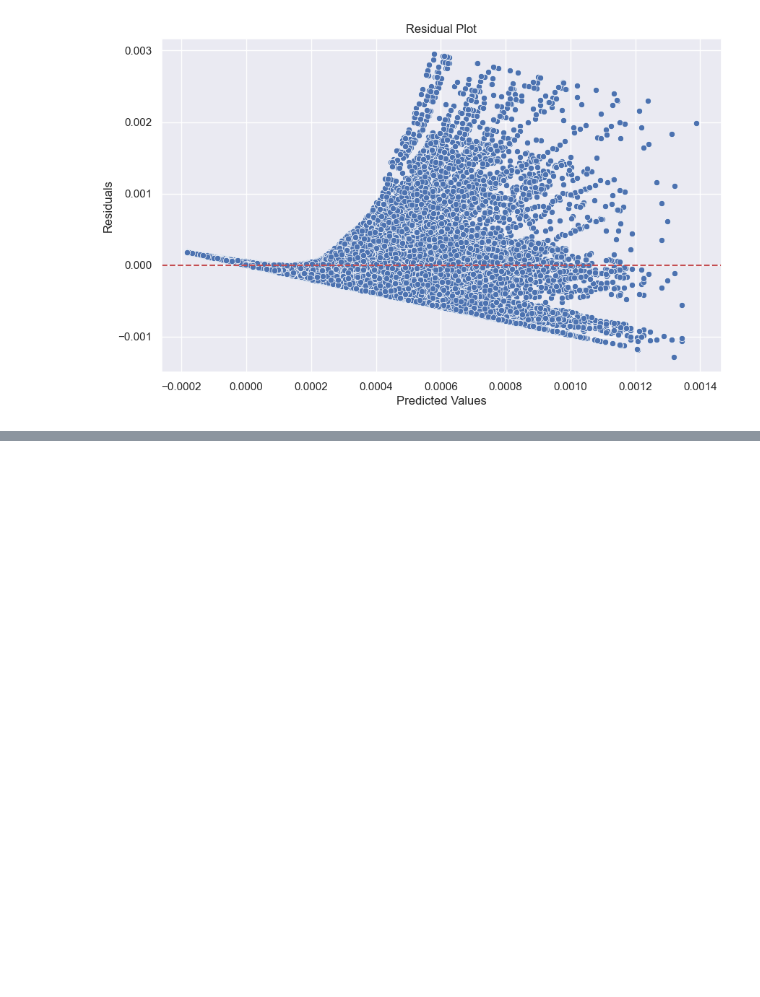
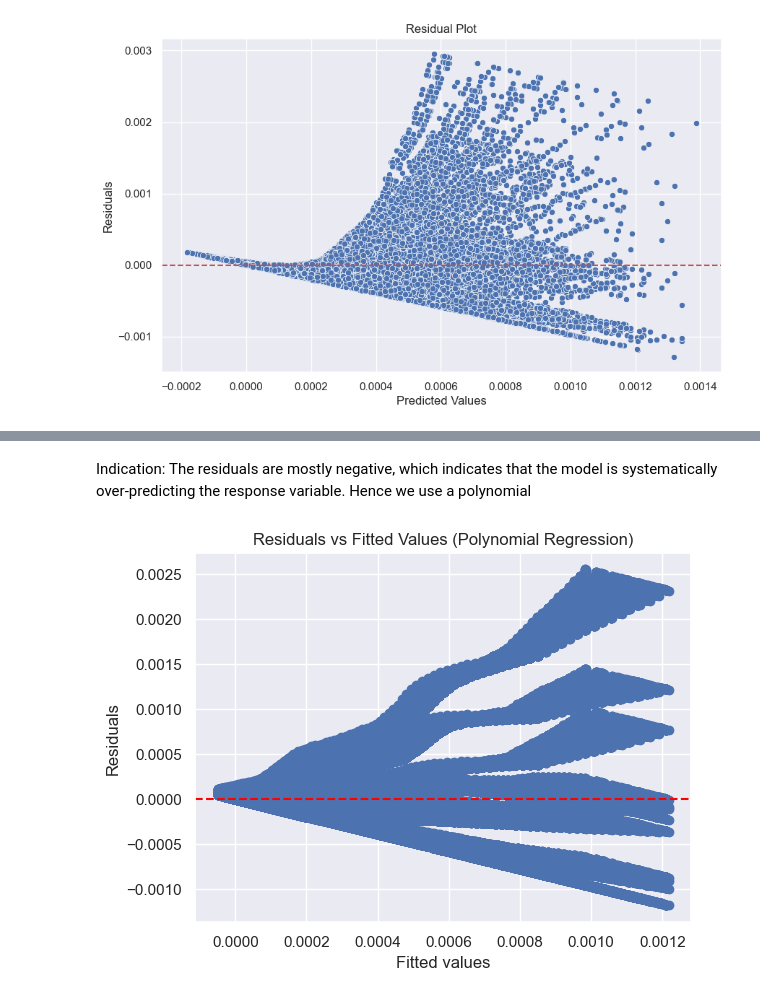
Before and after one commit to JosephRidge/linearmodels, a Jupyter notebook: app-JR.ipynb, the cells around one changed output, grey strips where cells are left out. Saved outputs shown, nothing was run; the diff lists cells and outputs as text; code cells hidden in the pictures; blank space fills up the shorter version.

```diff
--- a/app-JR.ipynb
+++ b/app-JR.ipynb
@@ -635,0 +663,23 @@ plt.show()
+# %% [markdown]
+Indication: The residuals are mostly negative, which indicates that the model is systematically over-predicting the response variable. Hence we use a polynomial
+# %%
+from sklearn.preprocessing import PolynomialFeatures
+from sklearn.linear_model import LinearRegression
+from sklearn.pipeline import make_pipeline
+
+degree = 2
+
+poly_model = make_pipeline(PolynomialFeatures(degree), LinearRegression())
+poly_model.fit(X, y)
+
+fitted_values = poly_model.predict(X)
+residuals = y - fitted_values
+
+plt.scatter(fitted_values, residuals)
+plt.axhline(0, color='red', linestyle='--')
+plt.xlabel('Fitted values')
+plt.ylabel('Residuals')
+plt.title('Residuals vs Fitted Values (Polynomial Regression)')
+plt.show()
+# %% [output]
+[figure, added]
```
Also changed, not shown: parts of 15 cells of this notebook.
